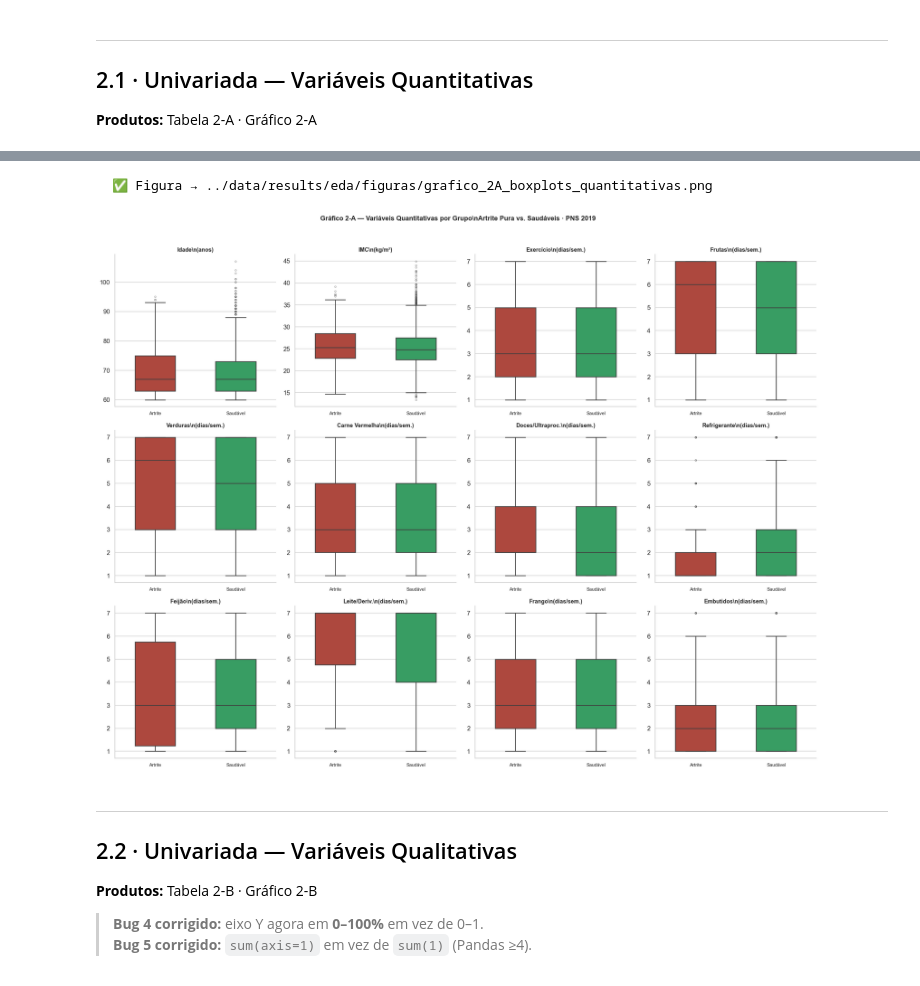
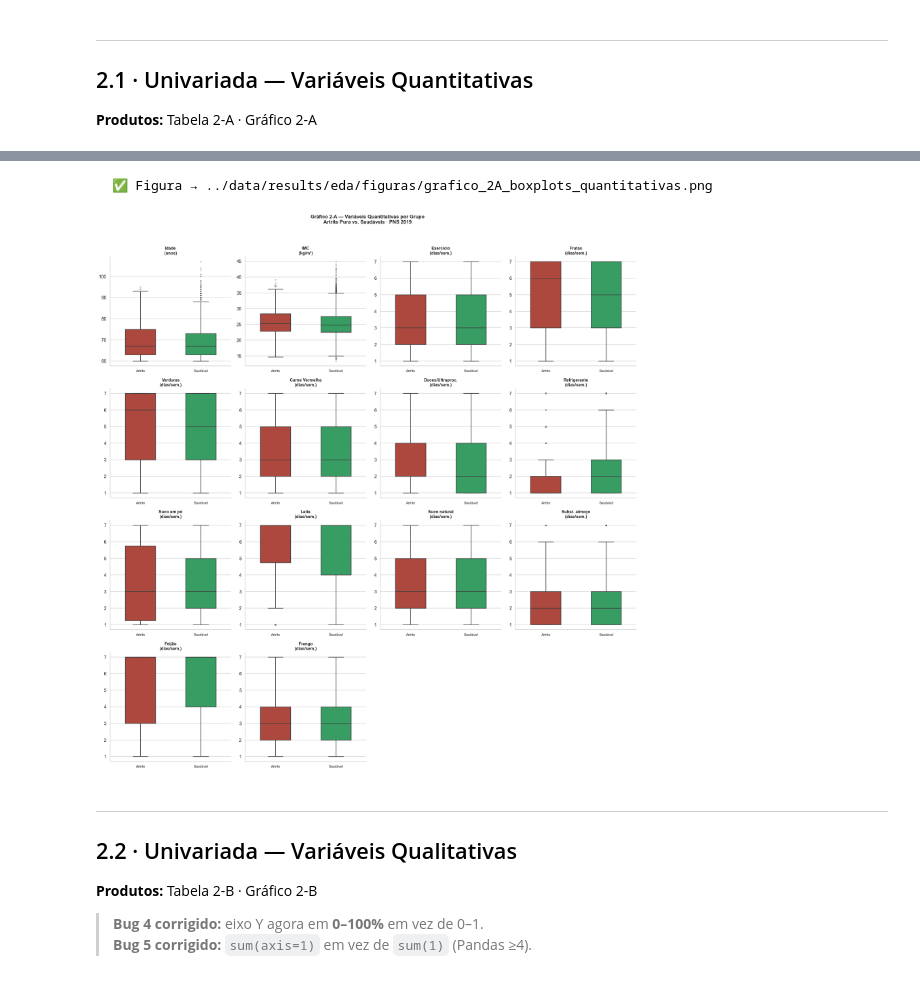
Before and after one commit to pedrinndias/Projeto-PNS-2019, a Jupyter notebook: notebooks/02_analise_exploratoria_bivariada.ipynb, the cells around one changed output, grey strips where cells are left out. Saved outputs shown, nothing was run; the diff lists cells and outputs as text; code cells hidden in the pictures.

```diff
--- a/notebooks/02_analise_exploratoria_bivariada.ipynb
+++ b/notebooks/02_analise_exploratoria_bivariada.ipynb
@@ -498,7 +535,7 @@ ax.set_xlabel('Prevalência (%)', fontsize=11)  # Rótulo do eixo X
 xlim_sup = df_plot['IC95% Sup (%)'].max() + 4  # Limite superior do eixo X (com margem)
 ax.set_xlim(0, xlim_sup if xlim_sup > 5 else 30)  # Define limites X (mínimo 30)
 ax.set_title(  # Título da figura
-    'Gráfico 3-B — Prevalência de Artrite/Reumatismo por Subgrupo com IC 95%\\n'  # Primeira linha do título
+    'Gráfico 3-B — Prevalência de Artrite/Reumatismo por Subgrupo com IC 95%\n'  # Primeira linha do título
     'Idosos Brasileiros (≥ 60 anos) · PNS 2019 · Entrevistas completas (V0015=1 e M001=1)',  # Segunda linha
     fontsize=12, fontweight='bold', pad=14)  # Formatação do título
 ax.legend(fontsize=10)  # Mostra legenda (linha de referência global)
@@ -698,7 +700,7 @@ else:  # Se há dados
         ax.set_xticklabels([b.replace(' (',  '\n(') for b in order], fontsize=9)  # Rótulos quebrados em 2 linhas
 
     fig.suptitle(  # Título geral da figura
-        'Gráfico 3-A — Comparação das Quatro Bases · Kruskal-Wallis · PNS 2019\\n'  # Primeira linha
+        'Gráfico 3-A — Distribuição de Idade e IMC por base (descritivo) · PNS 2019\n'  # Primeira linha
         '(entrevistas completas: V0015=1 e M001=1)',  # Segunda linha
         fontsize=13, fontweight='bold', y=1.02)  # Formatação
     plt.tight_layout()  # Ajusta espaçamento automaticamente
@@ -715,7 +717,7 @@ else:  # Se há dados
 VARS_QUANT = {  # Dicionário de variáveis quantitativas: código → descrição
     'Idade'  : 'Idade (anos)',  # Idade do entrevistado
     'IMC'    : 'IMC (kg/m²)',  # Índice de Massa Corporal
-    'Renda'  : 'Renda (quintil)',  # Renda em quintil (1-5)
+    'Renda'  : 'Renda (faixa)',  # VDF004 - faixa de rendimento domiciliar per capita (1-7)
     'P035'   : 'Exercício (dias/sem.)',  # Dias de exercício por semana
     'P04501' : 'TV (horas/dia)',  # Horas de TV por dia
     'P018'   : 'Frutas (dias/sem.)',  # Dias de consumo de frutas por semana
@@ -725,10 +727,12 @@ VARS_QUANT = {  # Dicionário de variáveis quantitativas: código → descriç
     'P02501' : 'Doces/ultraproc. (dias/sem.)',  # Dias de consumo de doces/ultraprocessados por semana
     'P02002' : 'Refrigerante (dias/sem.)',  # Dias de consumo de refrigerante por semana
     # MELHORIA 24: Variáveis CAPTO previstas no guia — padrão alimentar complementar
-    'P02001' : 'Feijão (dias/sem.)',  # Dias de consumo de feijão por semana
-    'P023'   : 'Leite/derivados (dias/sem.)',  # Dias de consumo de leite/derivados por semana
-    'P01601' : 'Frango (dias/sem.)',  # Dias de consumo de frango por semana
-    'P02602' : 'Embutidos (dias/sem.)',  # Dias de consumo de embutidos por semana
+    'P02001' : 'Suco em pó/caixinha (dias/sem.)',  # P02001 - suco de caixinha/lata ou refresco em pó (pró-inflamatório)
+    'P023'   : 'Leite (dias/sem.)',  # P023 - dias de consumo de leite por semana
+    'P01601' : 'Suco de fruta natural (dias/sem.)',  # P01601 - suco de fruta natural (anti-inflamatório)
+    'P02602' : 'Substituir almoço por lanche (dias/sem.)',  # P02602 - substituir o almoço por lanche rápido (ultraprocessado)
+    'P006'   : 'Feijão (dias/sem.)',  # P006 - dias/semana que come feijão
+    'P013'   : 'Frango (dias/sem.)',  # P013 - dias/semana que come frango/galinha
 }
 
 # MELHORIA 21: Tab 2-A reformatada para formato WIDE (padrão JHI — \"Tabela 1\" de artigo científico)
@@ -788,7 +792,7 @@ for col, rotulo in VARS_QUANT.items():  # Para cada variável quantitativa
 tab2a = pd.DataFrame(tab2a_rows)  # Cria dataframe da tabela 2-A
 print('='*130)  # Linha decorativa
 print('  TABELA 2-A — Características Basais: Variáveis Quantitativas [formato wide — padrão JHI]')  # Título
-print('  [MELHORIA 21: formato wide | MELHORIA 24: P02001 Feijão, P023 Leite, P01601 Frango, P02602 Embutidos]')  # Melhorias
+print('  [MELHORIA 21: formato wide | MELHORIA 24: P02001 Suco em pó, P023 Leite, P01601 Suco natural, P02602 Subst. almoço, P006 Feijão, P013 Frango]')  # Melhorias
 print('='*130)  # Linha decorativa
 print(tab2a.to_string(index=False))  # Mostra tabela
 salvar_tab(tab2a, 'tabela_2A_univariada_quantitativas.csv')  # Salva tabela
@@ -819,18 +821,20 @@ if df_biv.empty:  # Se dataframe bivariado está vazio
 else:  # Se há dados
     # MELHORIA 24: Vars CAPTO adicionadas ao Gráfico 2-A
     VARS_BOXPLOT = {  # Variáveis para exibir em boxplots: código → rótulo
-        'Idade'  : 'Idade\\n(anos)',  # Idade com quebra de linha
-        'IMC'    : 'IMC\\n(kg/m²)',  # IMC com quebra de linha
-        'P035'   : 'Exercício\\n(dias/sem.)',  # Exercício com quebra de linha
-        'P018'   : 'Frutas\\n(dias/sem.)',  # Frutas com quebra de linha
-        'P00901' : 'Verduras\\n(dias/sem.)',  # Verduras com quebra de linha
-        'P01101' : 'Carne Vermelha\\n(dias/sem.)',  # Carne vermelha com quebra de linha
-        'P02501' : 'Doces/Ultraproc.\\n(dias/sem.)',  # Doces com quebra de linha
-        'P02002' : 'Refrigerante\\n(dias/sem.)',  # Refrigerante com quebra de linha
-        'P02001' : 'Feijão\\n(dias/sem.)',  # Feijão com quebra de linha
-        'P023'   : 'Leite/Deriv.\\n(dias/sem.)',  # Leite com quebra de linha
-        'P01601' : 'Frango\\n(dias/sem.)',  # Frango com quebra de linha
-        'P02602' : 'Embutidos\\n(dias/sem.)',  # Embutidos com quebra de linha
+        'Idade'  : 'Idade\n(anos)',  # Idade com quebra de linha
+        'IMC'    : 'IMC\n(kg/m²)',  # IMC com quebra de linha
+        'P035'   : 'Exercício\n(dias/sem.)',  # Exercício com quebra de linha
+        'P018'   : 'Frutas\n(dias/sem.)',  # Frutas com quebra de linha
+        'P00901' : 'Verduras\n(dias/sem.)',  # Verduras com quebra de linha
+        'P01101' : 'Carne Vermelha\n(dias/sem.)',  # Carne vermelha com quebra de linha
+        'P02501' : 'Doces/Ultraproc.\n(dias/sem.)',  # Doces com quebra de linha
+        'P02002' : 'Refrigerante\n(dias/sem.)',  # Refrigerante com quebra de linha
+        'P02001' : 'Suco em pó\n(dias/sem.)',  # Suco em pó com quebra de linha
+        'P023'   : 'Leite\n(dias/sem.)',  # Leite com quebra de linha
+        'P01601' : 'Suco natural\n(dias/sem.)',  # Suco natural com quebra de linha
+        'P02602' : 'Subst. almoço\n(dias/sem.)',  # Subst. almoço com quebra de linha
+        'P006' : 'Feijão\n(dias/sem.)',  # Feijão com quebra de linha
+        'P013' : 'Frango\n(dias/sem.)',  # Frango com quebra de linha
     }
     ORDEM_CLASSES = ['Com Artrite', 'Saudável']  # Ordem de apresentação dos grupos
 
@@ -840,36 +844,36 @@ else:  # Se há dados
     fig, axes = plt.subplots(n_rows_bp, n_cols_bp,  # Cria matriz de subplots
                              figsize=(5*n_cols_bp, 5*n_rows_bp))  # Tamanho proporcional ao número de subplots
     axes = axes.flatten()  # Transforma matriz em vetor 1D
     for ax, (col, label) in zip(axes, VARS_BOXPLOT.items()):  # Para cada variável
         dados = df_biv[['Classe', col]].dropna()  # Extrai dados válidos
         if dados.empty:  # Se não há dados
-            ax.set_title(label + '\\n(sem dados)', fontsize=10)  # Mostra "sem dados"
+            ax.set_title(label + '\n(sem dados)', fontsize=10)  # Mostra "sem dados"
             continue  # Pula para próximo
         sns.boxplot(data=dados, x='Classe', y=col, ax=ax,  # Cria boxplot
                     order=ORDEM_CLASSES,  # Ordem dos grupos
                     palette={'Com Artrite': COR_ARTRITE, 'Saudável': COR_SAUDAVEL},  # Cores padrão
                     width=0.5, linewidth=1.5,  # Dimensões
                     flierprops=dict(marker='o', markersize=3, alpha=0.4))  # Estilo de outliers
         ax.set_title(label, fontsize=11, fontweight='bold')  # Título do subplot
         ax.set_xlabel('')  # Sem rótulo X
         ax.set_ylabel('')  # Sem rótulo Y
         # BUG 13: set_xticks antes de set_xticklabels
         ax.set_xticks(range(len(ORDEM_CLASSES)))  # Define posições dos ticks
         ax.set_xticklabels(['Artrite', 'Saudável'], fontsize=9)  # Rótulos simplificados
 
     fig.suptitle(  # Título geral da figura
-        'Gráfico 2-A — Variáveis Quantitativas por Grupo\\n'  # Primeira linha
+        'Gráfico 2-A — Variáveis Quantitativas por Grupo\n'  # Primeira linha
         'Artrite Pura vs. Saudáveis · PNS 2019',  # Segunda linha
         fontsize=13, fontweight='bold', y=1.02)  # Formatação
     # Ocultar painéis vazios (quando n_vars não é múltiplo de n_cols_bp)
     for ax_extra in axes[n_vars:]:  # Para cada subplot vazio
         ax_extra.set_visible(False)  # Oculta o subplot
     plt.tight_layout()  # Ajusta espaçamento automaticamente
     salvar_fig('grafico_2A_boxplots_quantitativas.png')  # Salva figura
     plt.show()  # Mostra figura
 # %% [output]
   ✅ Figura → ../data/results/eda/figuras/grafico_2A_boxplots_quantitativas.png
-[figure, old version]
+[figure, new version]
 # %% [markdown]
 ---
 ## 2.2 · Univariada — Variáveis Qualitativas
```
Also changed, not shown: parts of 14 cells of this notebook, 20 other files.
